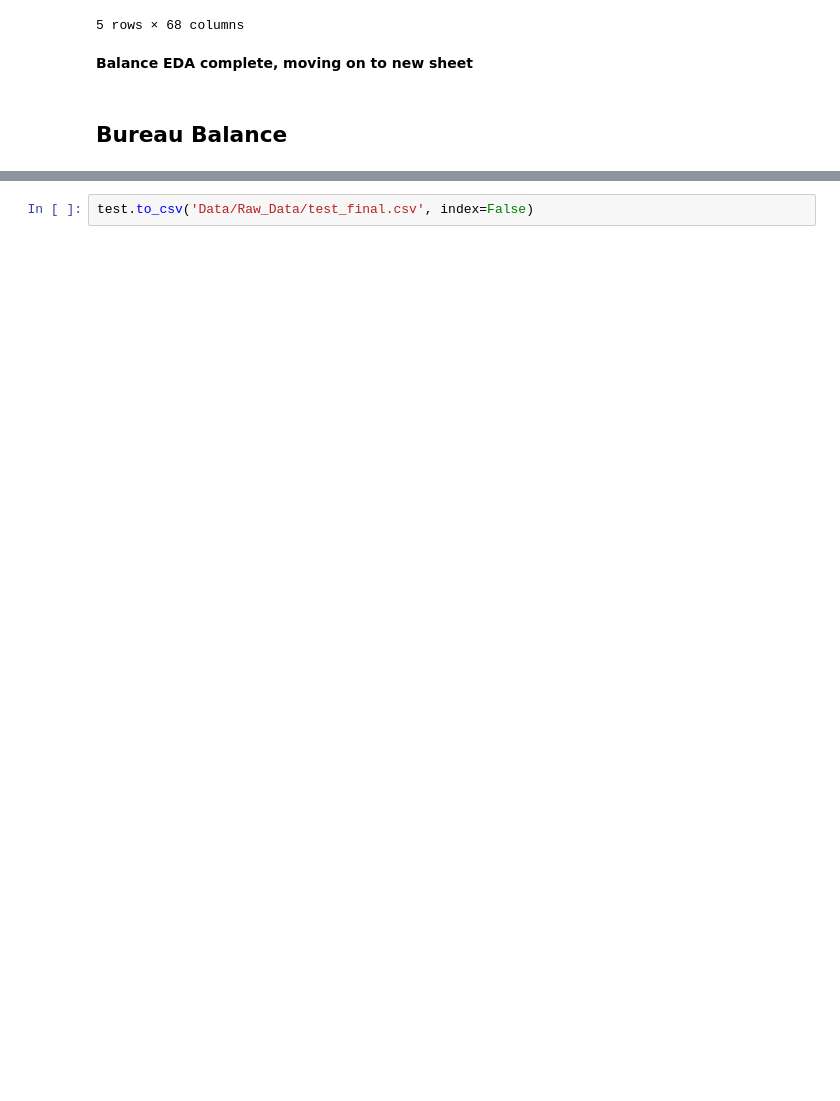
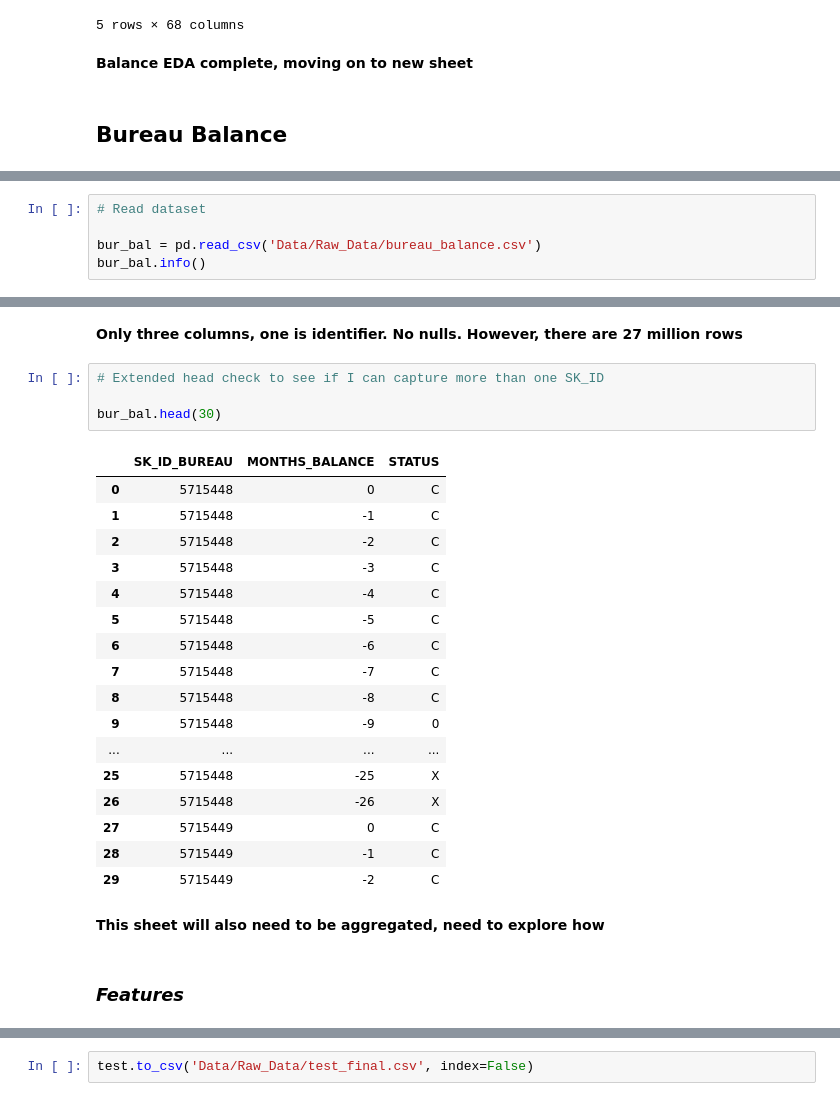
Before and after one commit to nicriv831/Default-Risk, a Jupyter notebook: EDA_Default_Risk.ipynb, the cells around one changed output, grey strips where cells are left out. Saved outputs shown, nothing was run; the diff lists cells and outputs as text; blank space fills up the shorter version.

```diff
--- a/EDA_Default_Risk.ipynb
+++ b/EDA_Default_Risk.ipynb
@@ -1742,0 +1076,5 @@ test.shape
+# %%
+# Read dataset
+
+bur_bal = pd.read_csv('Data/Raw_Data/bureau_balance.csv')
+bur_bal.info()
@@ -1742,0 +1122,28 @@ test.shape
+# %% [markdown]
+**Only three columns, one is identifier. No nulls. However, there are 27 million rows**
+# %%
+# Extended head check to see if I can capture more than one SK_ID
+
+bur_bal.head(30)
+# %% [output]
+|  | SK_ID_BUREAU | MONTHS_BALANCE | STATUS |
+| 0 | 5715448 | 0 | C |
+| 1 | 5715448 | -1 | C |
+| 2 | 5715448 | -2 | C |
+| 3 | 5715448 | -3 | C |
+| 4 | 5715448 | -4 | C |
+| 5 | 5715448 | -5 | C |
+| 6 | 5715448 | -6 | C |
+| 7 | 5715448 | -7 | C |
+| 8 | 5715448 | -8 | C |
+| 9 | 5715448 | -9 | 0 |
+| ... | ... | ... | ... |
+| 25 | 5715448 | -25 | X |
+| 26 | 5715448 | -26 | X |
+| 27 | 5715449 | 0 | C |
+| 28 | 5715449 | -1 | C |
+| 29 | 5715449 | -2 | C |
+# %% [markdown]
+**This sheet will also need to be aggregated, need to explore how**
+# %% [markdown]
+### _Features_
```
Also changed, not shown: parts of 179 cells of this notebook, 1 other file.
